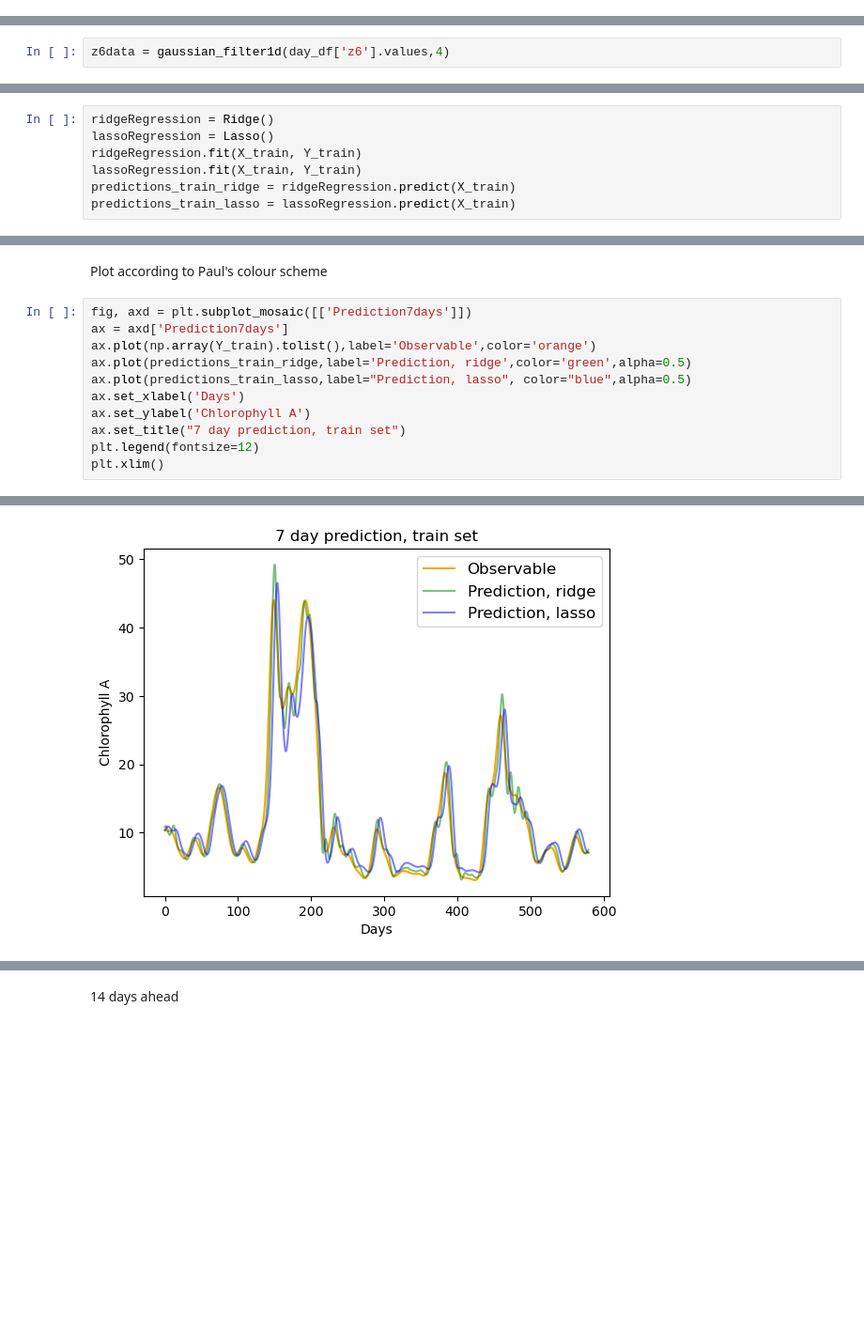
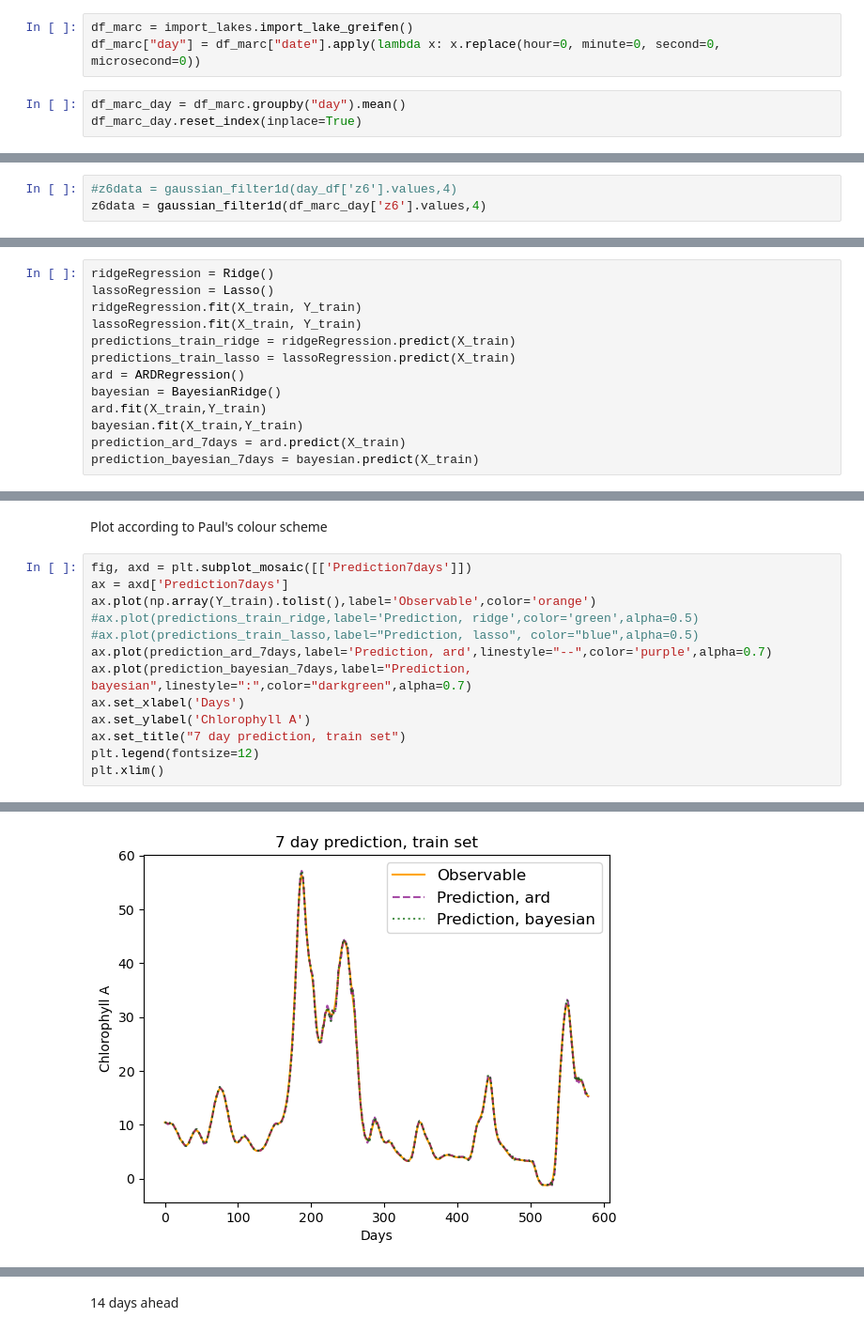
Before and after one commit to MTLehner/DSTSES_DataLakes, a Jupyter notebook: jb_ridge_lasso.ipynb, the cells around one changed output, grey strips where cells are left out. Shown at 94% size. Drawn from its saved outputs; the diff is of its cells as text; blank space fills up the shorter version.

```diff
--- a/jb_ridge_lasso.ipynb
+++ b/jb_ridge_lasso.ipynb
@@ -11,0 +15,6 @@ from sklearn.linear_model import Ridge, Lasso
+# %%
+df_marc = import_lakes.import_lake_greifen()
+df_marc["day"] = df_marc["date"].apply(lambda x: x.replace(hour=0, minute=0, second=0, microsecond=0))
+# %%
+df_marc_day = df_marc.groupby("day").mean()
+df_marc_day.reset_index(inplace=True)
@@ -64,7 +73,8 @@ X = np.reshape(X,(len(X),1))
 # %% [markdown]
 ridge/lasso: train on first 600
 # %%
-z6data = gaussian_filter1d(day_df['z6'].values,4)
+#z6data = gaussian_filter1d(day_df['z6'].values,4)
+z6data = gaussian_filter1d(df_marc_day['z6'].values,4)
 # %%
 chloro = z6data[:600]
 n_steps = 14
@@ -79,3 +89,9 @@ ridgeRegression.fit(X_train, Y_train)
 lassoRegression.fit(X_train, Y_train)
 predictions_train_ridge = ridgeRegression.predict(X_train)
 predictions_train_lasso = lassoRegression.predict(X_train)
+ard = ARDRegression()
+bayesian = BayesianRidge()
+ard.fit(X_train,Y_train)
+bayesian.fit(X_train,Y_train)
+prediction_ard_7days = ard.predict(X_train)
+prediction_bayesian_7days = bayesian.predict(X_train)
@@ -116,17 +116,19 @@ Plot according to Paul's colour scheme
 # %%
 fig, axd = plt.subplot_mosaic([['Prediction7days']])
 ax = axd['Prediction7days']
 ax.plot(np.array(Y_train).tolist(),label='Observable',color='orange')
-ax.plot(predictions_train_ridge,label='Prediction, ridge',color='green',alpha=0.5)
-ax.plot(predictions_train_lasso,label="Prediction, lasso", color="blue",alpha=0.5)
+#ax.plot(predictions_train_ridge,label='Prediction, ridge',color='green',alpha=0.5)
+#ax.plot(predictions_train_lasso,label="Prediction, lasso", color="blue",alpha=0.5)
+ax.plot(prediction_ard_7days,label='Prediction, ard',linestyle="--",color='purple',alpha=0.7)
+ax.plot(prediction_bayesian_7days,label="Prediction, bayesian",linestyle=":",color="darkgreen",alpha=0.7)
 ax.set_xlabel('Days')
 ax.set_ylabel('Chlorophyll A')
 ax.set_title("7 day prediction, train set")
 plt.legend(fontsize=12)
 plt.xlim()
 # %% [output]
 (-28.950000000000003, 607.95)
-[figure, old version]
+[figure, new version]
 # %%
 fig,axd = plt.subplot_mosaic([["Predictions7days"]])
 fig.tight_layout()
```
Also changed, not shown: parts of 25 cells of this notebook.
